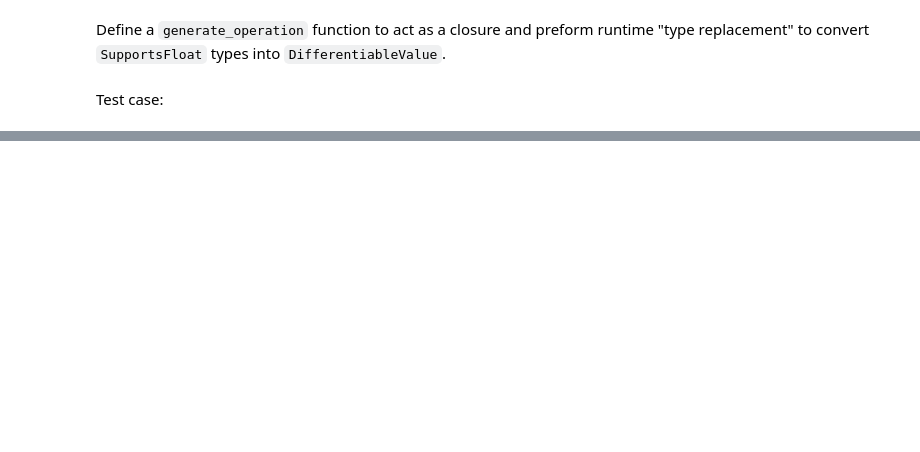
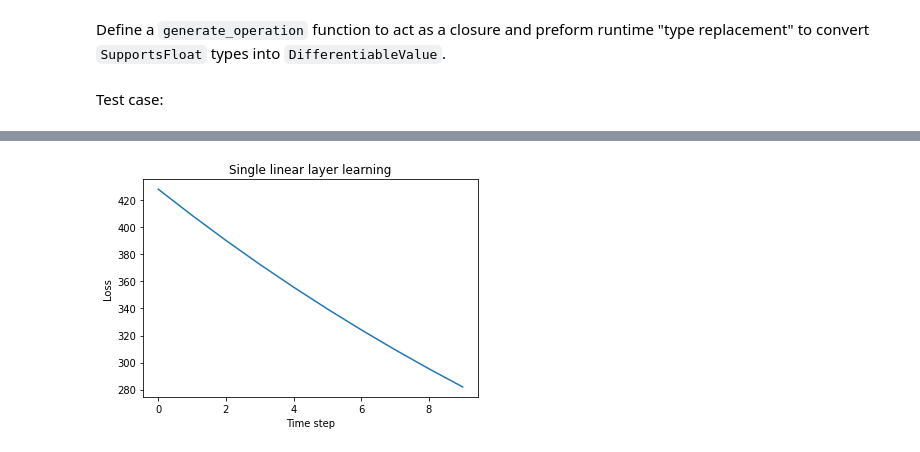
Before and after one commit to EricLBuehler/Automatic-Differentiation-Custom, a Jupyter notebook: autodiff.ipynb, the cells around one changed output, grey strips where cells are left out. Cells and saved outputs as stored; diff of their text form; code cells hidden in the pictures; blank space fills up the shorter version.

```diff
--- a/autodiff.ipynb
+++ b/autodiff.ipynb
@@ -757,0 +873,40 @@ Backward graph:
+# %%
+import matplotlib.pyplot as plt
+import tqdm
+np.random.seed(0)
+
+input_size = 5
+output_size = 10
+lrate = 0.01
+
+def update_weights(weights, gradients, lrate):
+    for i, weight in np.ndenumerate(weights):
+        weight.value -= lrate * list(gradients)[sum(i)].forward()
+
+x = np_vectorize(np.random.random(input_size))
+y_true = np_vectorize(np.random.random(output_size))
+weights = np_vectorize(np.random.random((input_size, output_size)))
+weights2 = np_vectorize(np.random.random((output_size, output_size)))
+
+losses = []
+with Graph() as graph:
+    for i in tqdm.tqdm(range(10)):
+        m = np.dot(x, weights)
+        y_pred = np.dot(m, weights2)
+        loss = np.sum((y_true - y_pred) * (y_true - y_pred))
+        losses.append(loss.forward())
+
+        grad_graph = create_gradient_graph(loss.backward())
+        update_weights(weights, grad_graph.wrt(weights), lrate)
+        update_weights(weights2, grad_graph.wrt(weights2), lrate)
+
+plt.plot(losses)
+plt.xlabel("Time step")
+plt.ylabel("Loss")
+plt.title("Single linear layer learning")
+plt.show()
+
+
+del graph
+# %% [output]
+[figure, added]
```
Also changed, not shown: parts of 16 cells of this notebook.
